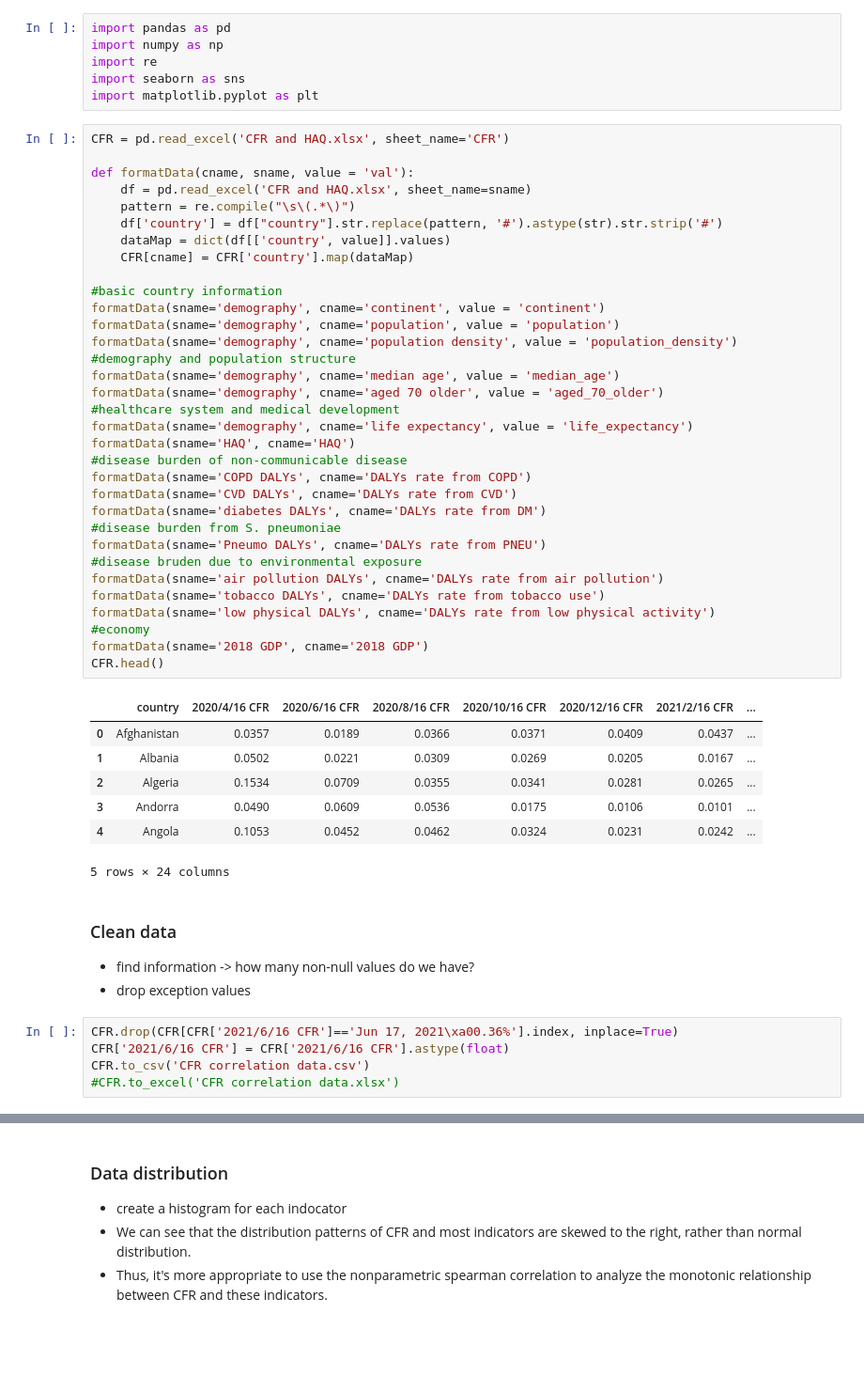
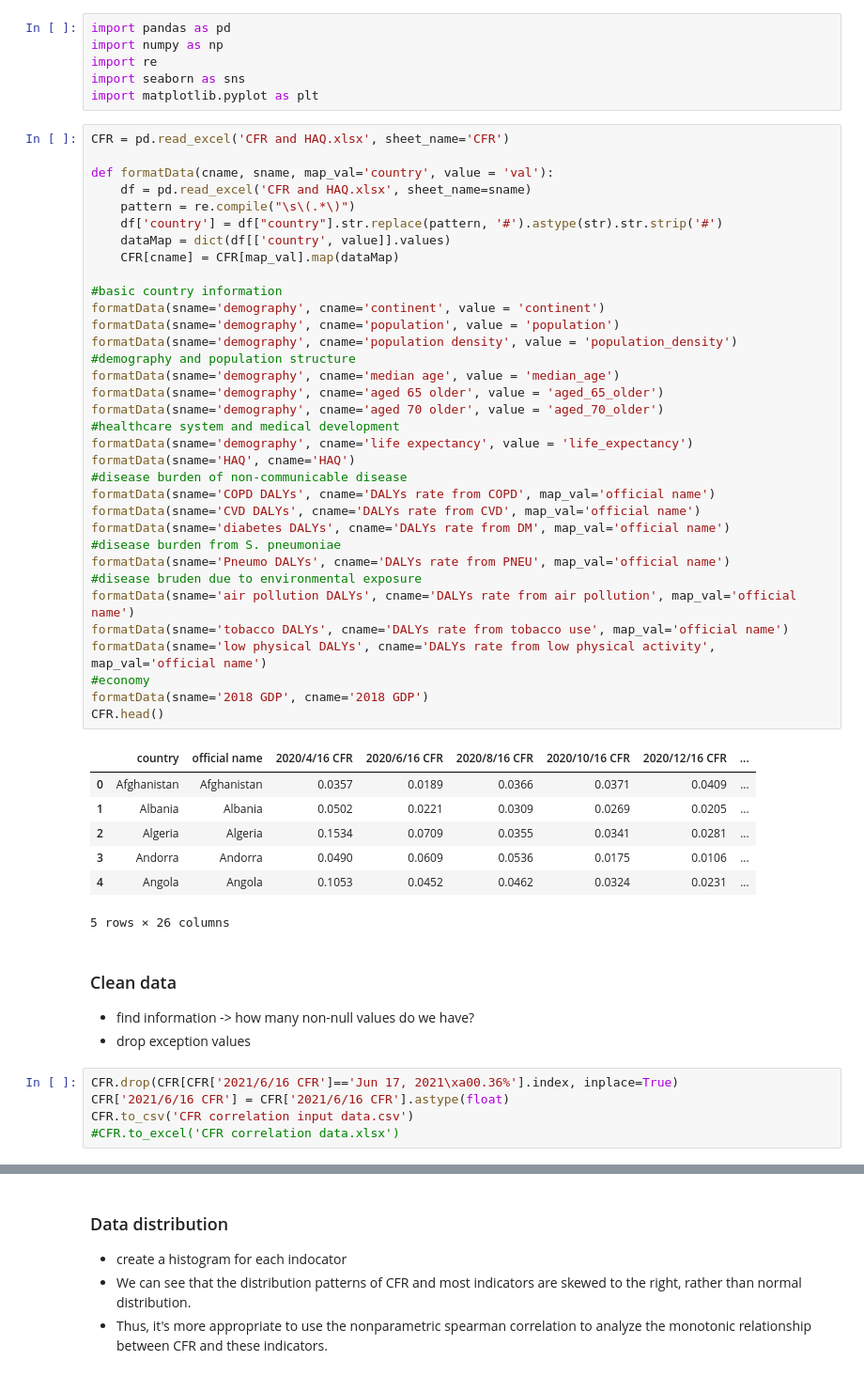
Before and after one commit to joeyhuang401055/Exploring-COVID-19-Case-Fatality-Rates, a Jupyter notebook: COVID-19 Case Fatality Rates Across Countries.ipynb, the cells around one changed output, grey strips where cells are left out. Shown at 94% size. Drawn from its saved outputs; the diff is of its cells as text; blank space fills up the shorter version.

```diff
--- a/COVID-19 Case Fatality Rates Across Countries.ipynb
+++ b/COVID-19 Case Fatality Rates Across Countries.ipynb
@@ -26,44 +26,45 @@ import matplotlib.pyplot as plt
 # %%
 CFR = pd.read_excel('CFR and HAQ.xlsx', sheet_name='CFR')
 
-def formatData(cname, sname, value = 'val'):
+def formatData(cname, sname, map_val='country', value = 'val'):
     df = pd.read_excel('CFR and HAQ.xlsx', sheet_name=sname)
     pattern = re.compile("\s\(.*\)")
     df['country'] = df["country"].str.replace(pattern, '#').astype(str).str.strip('#')
     dataMap = dict(df[['country', value]].values)
-    CFR[cname] = CFR['country'].map(dataMap)
+    CFR[cname] = CFR[map_val].map(dataMap)
 
 #basic country information
 formatData(sname='demography', cname='continent', value = 'continent')
 formatData(sname='demography', cname='population', value = 'population')
 formatData(sname='demography', cname='population density', value = 'population_density')
 #demography and population structure
 formatData(sname='demography', cname='median age', value = 'median_age')
+formatData(sname='demography', cname='aged 65 older', value = 'aged_65_older')
 formatData(sname='demography', cname='aged 70 older', value = 'aged_70_older')
 #healthcare system and medical development
 formatData(sname='demography', cname='life expectancy', value = 'life_expectancy')
 formatData(sname='HAQ', cname='HAQ')
 #disease burden of non-communicable disease
-formatData(sname='COPD DALYs', cname='DALYs rate from COPD')
-formatData(sname='CVD DALYs', cname='DALYs rate from CVD')
-formatData(sname='diabetes DALYs', cname='DALYs rate from DM')
+formatData(sname='COPD DALYs', cname='DALYs rate from COPD', map_val='official name')
+formatData(sname='CVD DALYs', cname='DALYs rate from CVD', map_val='official name')
+formatData(sname='diabetes DALYs', cname='DALYs rate from DM', map_val='official name')
 #disease burden from S. pneumoniae
-formatData(sname='Pneumo DALYs', cname='DALYs rate from PNEU')
+formatData(sname='Pneumo DALYs', cname='DALYs rate from PNEU', map_val='official name')
 #disease bruden due to environmental exposure
-formatData(sname='air pollution DALYs', cname='DALYs rate from air pollution')
-formatData(sname='tobacco DALYs', cname='DALYs rate from tobacco use')
-formatData(sname='low physical DALYs', cname='DALYs rate from low physical activity')
+formatData(sname='air pollution DALYs', cname='DALYs rate from air pollution', map_val='official name')
+formatData(sname='tobacco DALYs', cname='DALYs rate from tobacco use', map_val='official name')
+formatData(sname='low physical DALYs', cname='DALYs rate from low physical activity', map_val='official name')
 #economy
 formatData(sname='2018 GDP', cname='2018 GDP')
 CFR.head()
 # %% [output]
-|  | country | 2020/4/16 CFR | 2020/6/16 CFR | 2020/8/16 CFR | 2020/10/16 CFR | 2020/12/16 CFR | 2021/2/16 CFR | ... |
-| 0 | Afghanistan | 0.0357 | 0.0189 | 0.0366 | 0.0371 | 0.0409 | 0.0437 | ... |
-| 1 | Albania | 0.0502 | 0.0221 | 0.0309 | 0.0269 | 0.0205 | 0.0167 | ... |
-| 2 | Algeria | 0.1534 | 0.0709 | 0.0355 | 0.0341 | 0.0281 | 0.0265 | ... |
-| 3 | Andorra | 0.0490 | 0.0609 | 0.0536 | 0.0175 | 0.0106 | 0.0101 | ... |
-| 4 | Angola | 0.1053 | 0.0452 | 0.0462 | 0.0324 | 0.0231 | 0.0242 | ... |
+|  | country | official name | 2020/4/16 CFR | 2020/6/16 CFR | 2020/8/16 CFR | 2020/10/16 CFR | 2020/12/16 CFR | ... |
+| 0 | Afghanistan | Afghanistan | 0.0357 | 0.0189 | 0.0366 | 0.0371 | 0.0409 | ... |
+| 1 | Albania | Albania | 0.0502 | 0.0221 | 0.0309 | 0.0269 | 0.0205 | ... |
+| 2 | Algeria | Algeria | 0.1534 | 0.0709 | 0.0355 | 0.0341 | 0.0281 | ... |
+| 3 | Andorra | Andorra | 0.0490 | 0.0609 | 0.0536 | 0.0175 | 0.0106 | ... |
+| 4 | Angola | Angola | 0.1053 | 0.0452 | 0.0462 | 0.0324 | 0.0231 | ... |
-5 rows × 24 columns
+5 rows × 26 columns
 # %% [markdown]
 ### Clean data
 + find information -> how many non-null values do we have?
@@ -71,7 +72,7 @@ CFR.head()
 # %%
 CFR.drop(CFR[CFR['2021/6/16 CFR']=='Jun 17, 2021\xa00.36%'].index, inplace=True)
 CFR['2021/6/16 CFR'] = CFR['2021/6/16 CFR'].astype(float)
-CFR.to_csv('CFR correlation data.csv')
+CFR.to_csv('CFR correlation input data.csv')
 #CFR.to_excel('CFR correlation data.xlsx')
 # %%
 CFR.info()
```
Also changed, not shown: parts of 22 cells of this notebook, 1 other file.
